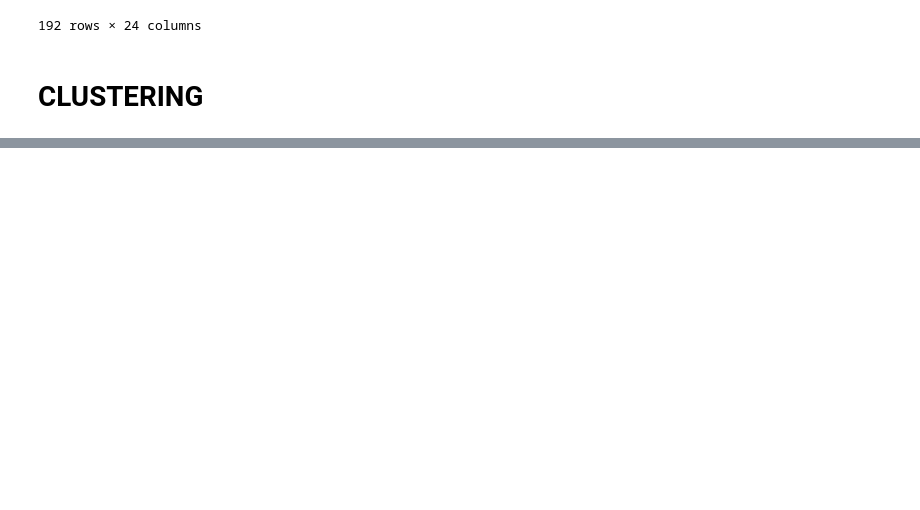
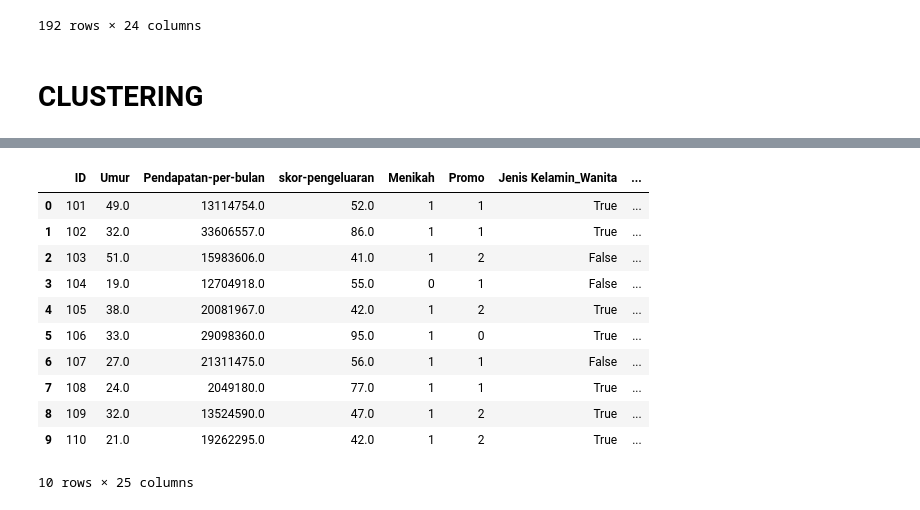
Before and after one commit to sahrul3114/Case-Study-Clustering-Analysis-Association-Rule, a Jupyter notebook: CP_02_Data_Mining_Kelompok_I.ipynb, the cells around one changed output, grey strips where cells are left out. Cells and saved outputs as stored; diff of their text form; code cells hidden in the pictures; blank space fills up the shorter version.

```diff
--- a/CP_02_Data_Mining_Kelompok_I.ipynb
+++ b/CP_02_Data_Mining_Kelompok_I.ipynb
@@ -594,2 +594,22 @@ df.head()
 5 rows × 25 columns
+# %%
+# Balikan ke skala asli
+df_inverse = df.copy()
+df_inverse[Kolom_Numerik] = scaler.inverse_transform(df_inverse[Kolom_Numerik])
+
+
+df_inverse.head(10)
+# %% [output]
+|  | ID | Umur | Pendapatan-per-bulan | skor-pengeluaran | Menikah | Promo | Jenis Kelamin_Wanita | ... |
+| 0 | 101 | 49.0 | 13114754.0 | 52.0 | 1 | 1 | True | ... |
+| 1 | 102 | 32.0 | 33606557.0 | 86.0 | 1 | 1 | True | ... |
+| 2 | 103 | 51.0 | 15983606.0 | 41.0 | 1 | 2 | False | ... |
+| 3 | 104 | 19.0 | 12704918.0 | 55.0 | 0 | 1 | False | ... |
+| 4 | 105 | 38.0 | 20081967.0 | 42.0 | 1 | 2 | True | ... |
+| 5 | 106 | 33.0 | 29098360.0 | 95.0 | 1 | 0 | True | ... |
+| 6 | 107 | 27.0 | 21311475.0 | 56.0 | 1 | 1 | False | ... |
+| 7 | 108 | 24.0 | 2049180.0 | 77.0 | 1 | 1 | True | ... |
+| 8 | 109 | 32.0 | 13524590.0 | 47.0 | 1 | 2 | True | ... |
+| 9 | 110 | 21.0 | 19262295.0 | 42.0 | 1 | 2 | True | ... |
+10 rows × 25 columns
 # %%
```
Also changed, not shown: parts of 8 cells of this notebook.
